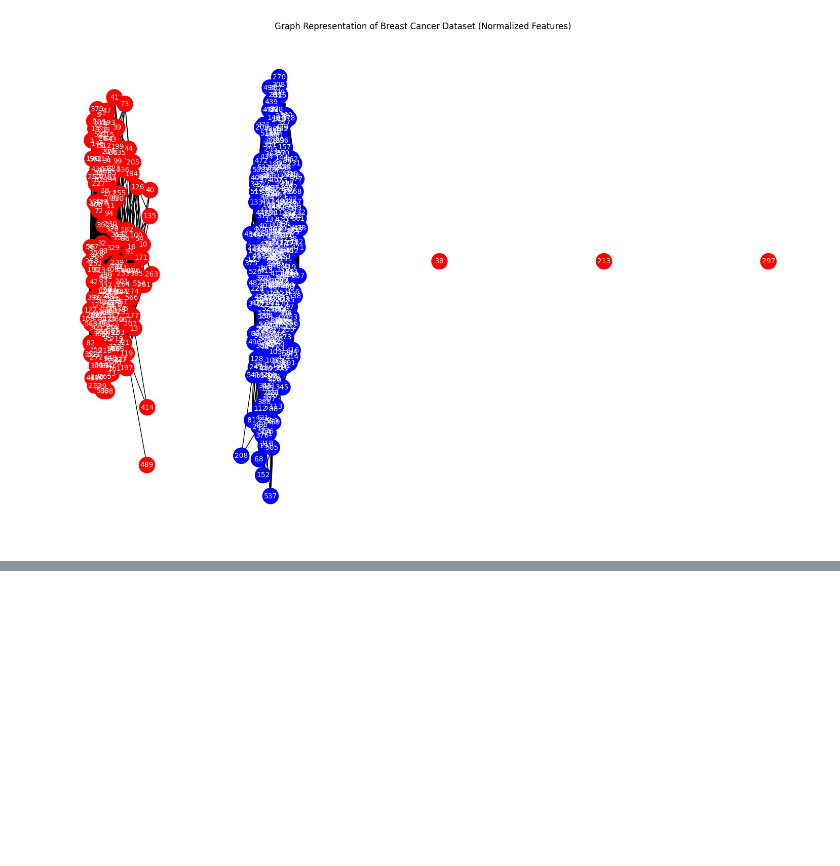
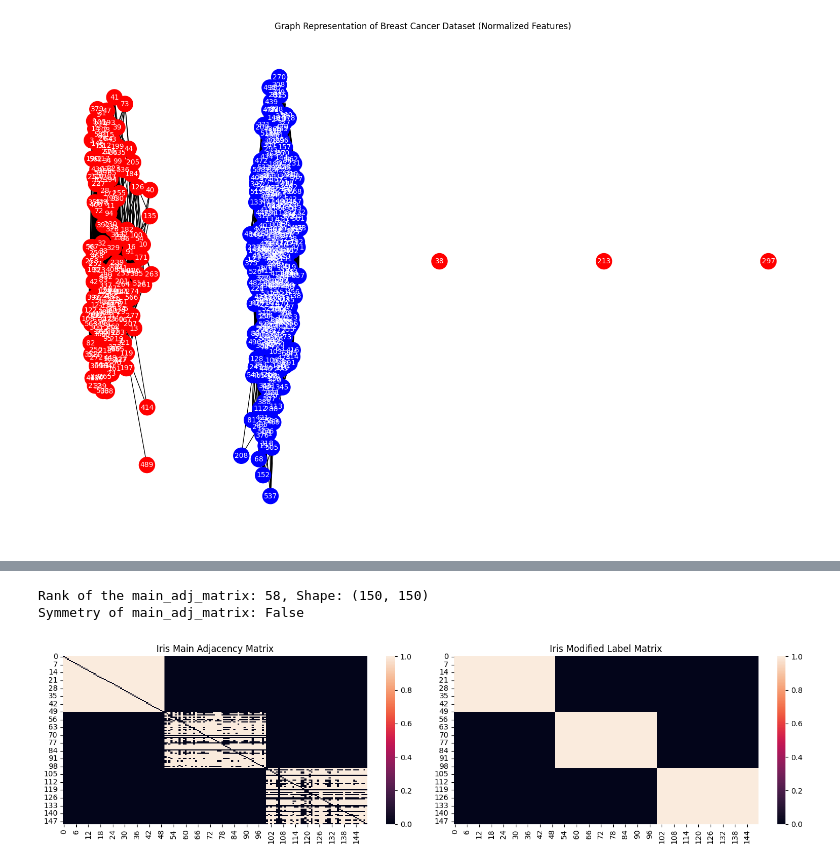
Before and after one commit to alibagheribardi/Erdos_Project, a Jupyter notebook: Graph_ID.ipynb, the cells around one changed output, grey strips where cells are left out. Saved outputs shown, nothing was run; the diff lists cells and outputs as text; code cells hidden in the pictures; blank space fills up the shorter version.

```diff
--- a/Graph_ID.ipynb
+++ b/Graph_ID.ipynb
@@ -290,7 +283,0 @@ from sklearn.datasets import load_iris
-# %%
-iris = load_iris()
-df_iris = pd.DataFrame(iris.data, columns=iris.feature_names)
-df_iris['target'] = iris.target
-
-data_set = df_iris
-features = iris.feature_names
@@ -306,12 +283,0 @@ data_set.head()
-# %%
-from sklearn.model_selection import train_test_split
-
-# Split data directly while keeping DataFrame format
-X_train, X_test, y_train, y_test = train_test_split(data_set.iloc[:, :-1],  # Features as DataFrame
-                                                    data_set.iloc[:, -1],   # Labels as Series
-                                                    test_size=0.2,
-                                                    random_state=0,
-                                                    stratify=data_set.iloc[:, -1]  # Ensure stratified sampling
-                                                    )
-
-A=np.zeros( (X_train.shape[0],X_train.shape[0])  )
@@ -503,4 +283,0 @@ Rank of main_adj_matrix: 3, Shape: (5, 5)
-# %%
-A = np.array([ [1,0,2,.5,-1],
-             [2,1,0,3,.5]  ])
-np.argsort(A, axis=1)
@@ -605,0 +354,24 @@ plt.show()
+# %%
+from sklearn.datasets import load_iris
+
+iris = load_iris()
+df = pd.DataFrame(iris.data, columns=iris.feature_names)
+df['target'] = iris.target  # Add target column
+
+df, main_adj_matrix, modified_label_matrix = process_data(df)
+
+# Plot adjacency matrices
+fig, ax = plt.subplots(1, 2, figsize=(15, 4))
+
+sns.heatmap(main_adj_matrix, cbar=True, ax=ax[0])
+ax[0].set_title("Iris Main Adjacency Matrix")
+
+sns.heatmap(modified_label_matrix, cbar=True, ax=ax[1])
+ax[1].set_title("Iris Modified Label Matrix")
+
+plt.tight_layout()
+plt.show()
+# %% [output]
+Rank of the main_adj_matrix: 58, Shape: (150, 150)
+Symmetry of main_adj_matrix: False
+[figure, added]
```
Also changed, not shown: parts of 9 cells of this notebook.
